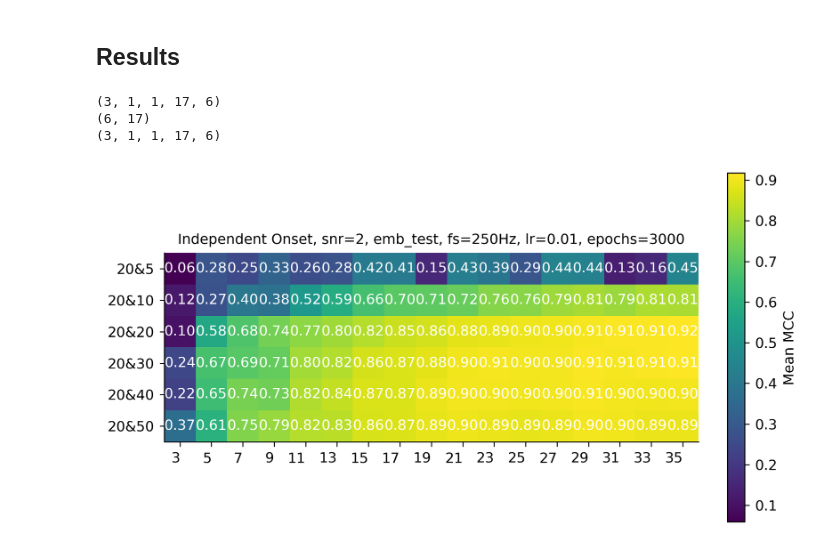
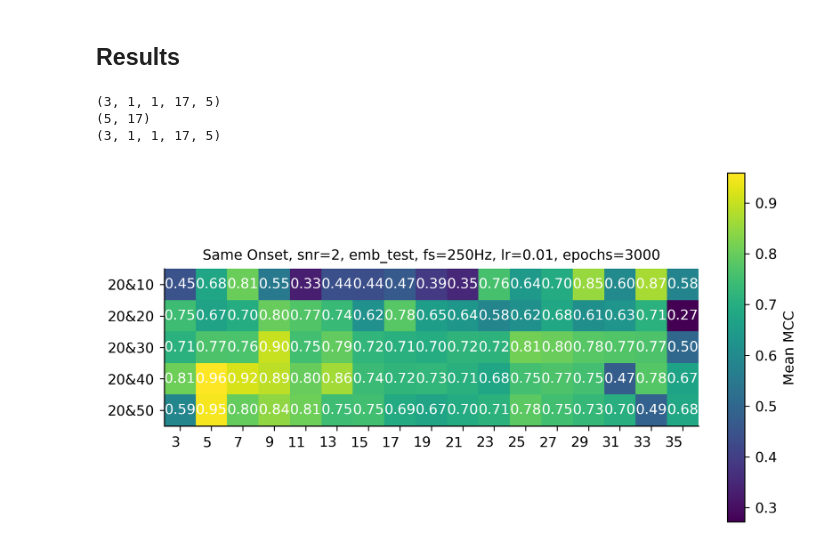
Before and after one commit to GerritFischer/MC-TDE-DP-GMM, a Jupyter notebook: analyze_results.ipynb, the cells around one changed output. Drawn from its saved outputs; the diff is of its cells as text; code cells hidden in the pictures.

```diff
--- a/analyze_results.ipynb
+++ b/analyze_results.ipynb
@@ -103,6 +101,7 @@ from nds_toolbox.utils.helper import compare_decoding_performance
 from nds_toolbox.models.dpgmm_numpyro import fit_DPGMM, truncate, get_states
 from sklearn.metrics import matthews_corrcoef
 import jax.numpy as jnp
+import math
 
 num_emb = 21
 num_embs = [3,5,7,9,11,13,15,17,19,21,23,25,27,29,31,33,35]
@@ -110,7 +109,7 @@ use_different_emb = True
 
 mccs = np.empty_like(results)
 
-freqs = [15, 20, 25, 30, 35, 40]
+freqs = [10, 20, 30, 40, 50]
 
 for s_id, sample in enumerate(results):
     for cond1_id, cond1 in enumerate(sample):
@@ -160,10 +159,10 @@ for s_id, sample in enumerate(results):
                     tde_signal = np.concatenate([tde_signal, tde_signal2], axis=1)
 
 
-                    trunc_means, trunc_covs, trunc_weights, trunc_info = truncate(means, covs, weights, verbose=True, return_info=True,edge_states_cv=0.4, num_channels=2)
+                    trunc_means, trunc_covs, trunc_weights, trunc_info = truncate(means, covs, weights, verbose=True, return_info=True,edge_states_cv=0.6, num_channels=2)
                     num_effective_states = max(len(trunc_weights), state_num)
                     est_states_dpgmm = get_states(tde_signal, trunc_means, trunc_covs, trunc_weights)
-                    est_states_dpgmm = imputing_mode(est_states_dpgmm, min_samples=3)
+                    est_states_dpgmm = imputing_mode(est_states_dpgmm, min_samples=math.floor(fs / freqs[res_id] * 2))
                     est_states_dpgmm_onehot = np.eye(num_effective_states)[est_states_dpgmm]
                     trimmed_states_onehot = np.eye(num_effective_states)[trimmed_states]
 
@@ -374,36 +605,36 @@ print(formatted_mccs.shape)
 
 print(results.shape)
 
 snrs = ["-10", "-8", "-6", "-4","-2","0", "2", "4", "6", "8", "10"]
 snrs = ["3", "5", "7", "9", "11", "13", "15", "17", "19", "21", "23", "25", "27", "29", "31", "33", "35"]
 sigs = ["20&5", "20&10", "20&15", "20&25", "20&30", "20&35"]
 #sigs = ["40&10", "40&15", "40&20", "40&25", "40&30", "40&35"]
-sigs = ["20&5", "20&10", "20&20", "20&30", "20&40", "20&50"]
+sigs = ["20&10", "20&20", "20&30", "20&40", "20&50"]
 valfmt = matplotlib.ticker.StrMethodFormatter("{x:.2f}")
 fig, ax = plt.subplots()
 im = ax.imshow(formatted_mccs, cmap="viridis")
-ax.set_title("Independent Onset, snr=2, emb_test, fs=250Hz, lr=0.01, epochs=3000")
+ax.set_title("Same Onset, snr=2, emb_test, fs=250Hz, lr=0.01, epochs=3000")
 
 # Show all ticks and label them with the respective list entries
 ax.set_xticks(range(len(snrs)), labels=snrs,
                ha="right", rotation_mode="anchor")
 ax.set_yticks(range(len(sigs)), labels=sigs)
 cb = ax.figure.colorbar(im, ax=ax, fraction=0.03)
 cb.ax.set_ylabel("Mean MCC")
 
 # Loop over data dimensions and create text annotations.
 for i in range(len(sigs)):
     for j in range(len(snrs)):
         text = ax.text(j, i, valfmt(formatted_mccs[i, j]),
                        ha="center", va="center", color="w")
 
 
 fig.tight_layout()
 plt.show()
 
 #plt.show()
 # %% [output]
-(3, 1, 1, 17, 6)
-(6, 17)
-(3, 1, 1, 17, 6)
+(3, 1, 1, 17, 5)
+(5, 17)
+(3, 1, 1, 17, 5)
-[figure, old version]
+[figure, new version]
```
Also changed, not shown: parts of 5 cells of this notebook, 1 other file.
